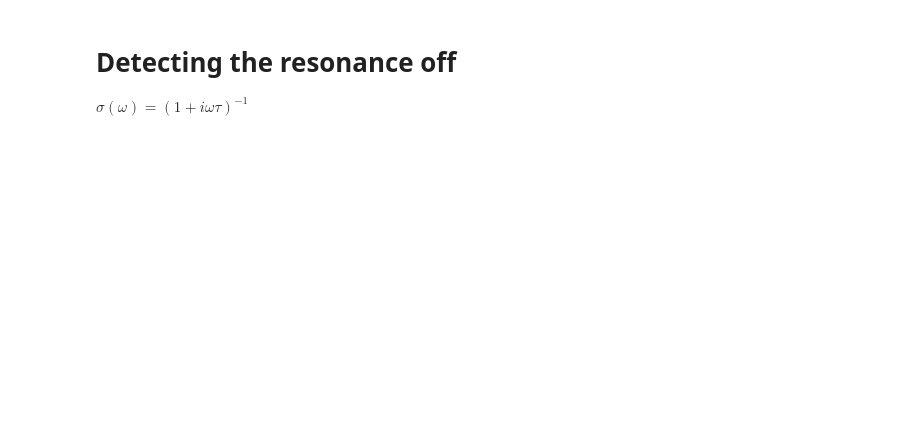
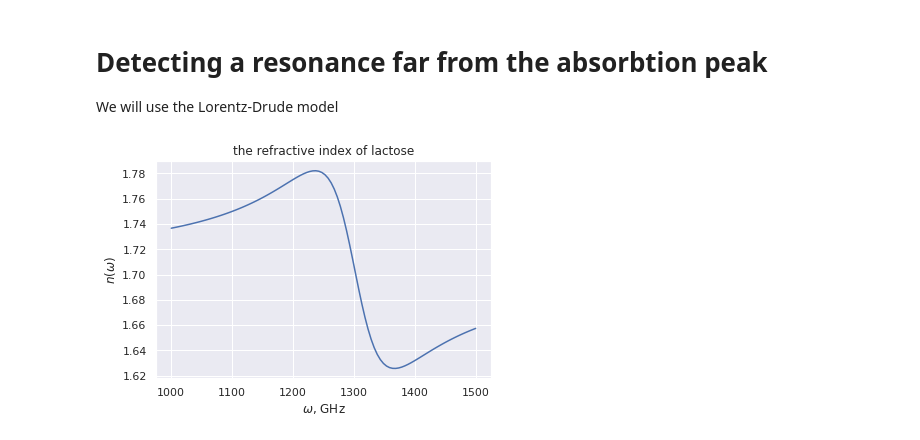
Before and after one commit to dibondar/miscellaneous, a Jupyter notebook: superoscilations.ipynb, the cells around one changed output. Drawn from its saved outputs; the diff is of its cells as text; code cells hidden in the pictures; blank space fills up the shorter version.

```diff
--- a/superoscilations.ipynb
+++ b/superoscilations.ipynb
@@ -10,4 +10,0 @@ from scipy import linalg
-# %% [markdown]
-# Detecting the resonance off
-
-$\sigma(\omega)=\left( 1+i\omega\tau \right)^{-1}$
@@ -91,0 +11,24 @@ class SuperOscillationsResonance:
+# %% [markdown]
+# Detecting a resonance far from the absorbtion peak
+
+We will use the Lorentz-Drude model
+# %%
+def format_xticks(x, pos=None):
+    """
+    The exponential notation for numbers using LaTeX
+    """
+
+    if np.isclose(x, 0):
+        return "0"
+
+    if x < 0:
+        return str(x)
+
+    log10x = np.log10(x)
+    exponent = int(np.floor(log10x))
+    prefactor = 10. ** (log10x - exponent)
+
+    if np.isclose(prefactor, 1):
+        return "$10^{{{:d}}}$".format(exponent)
+    else:
+        return "${:.0f} \cdot 10^{{{:d}}}$".format(prefactor, exponent)
@@ -91,0 +142,25 @@ class SuperOscillationsResonance:
+# %%
+# Fitting to lactose data
+
+# all units are in GHz
+omega = 1e3 * np.linspace(1, 1.5, 100)
+
+plt.title('the refractive index of lactose')
+plt.plot(
+    omega,
+    np.sqrt(
+        SOSpectroscopy.epsilon(
+            omega=omega,
+            n0=1.7,
+            gamma=130,
+            omega0=1300,
+            omega_p=300,
+        )
+    ).real
+)
+
+plt.xlabel('$\omega$, GHz')
+plt.ylabel('$n(\omega)$')
+plt.show()
+# %% [output]
+[figure, added]
```
Also changed, not shown: parts of 22 cells of this notebook.
